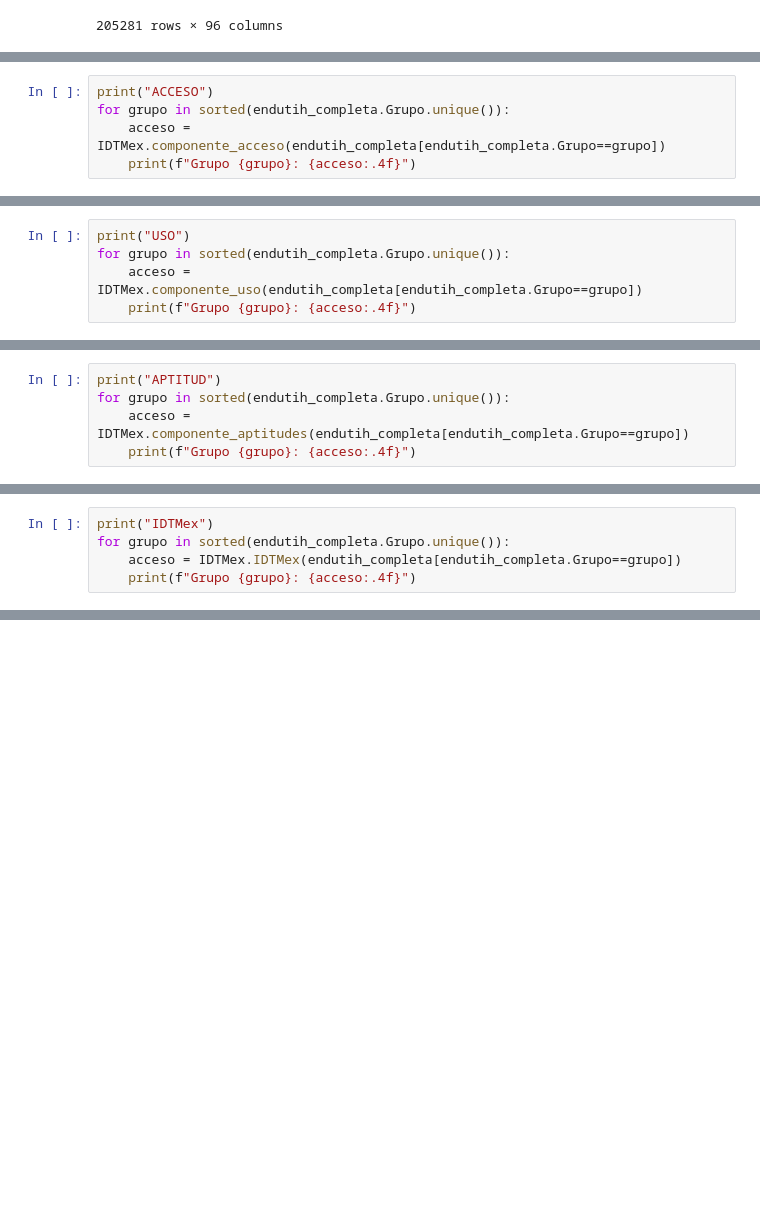
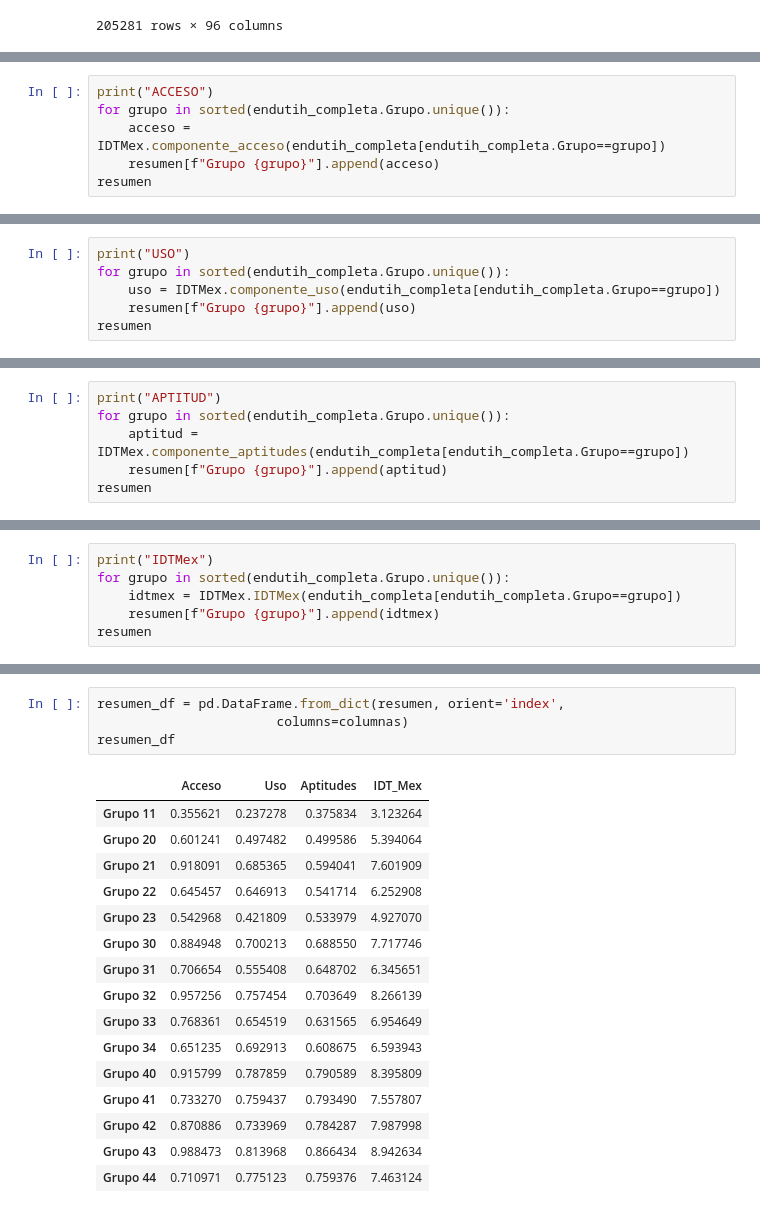
Before and after one commit to tipicanerd/DivisionDigitalMX, a Jupyter notebook: IDTMexGrupos.ipynb, the cells around one changed output, grey strips where cells are left out. Cells and saved outputs as stored; diff of their text form; blank space fills up the shorter version.

Commit message:
IDTMex corregido

```diff
--- a/IDTMexGrupos.ipynb
+++ b/IDTMexGrupos.ipynb
@@ -42,6 +46,7 @@ endutih_completa
 print("ACCESO")
 for grupo in sorted(endutih_completa.Grupo.unique()):
     acceso = IDTMex.componente_acceso(endutih_completa[endutih_completa.Grupo==grupo])
-    print(f"Grupo {grupo}: {acceso:.4f}")
+    resumen[f"Grupo {grupo}"].append(acceso)
+resumen
 # %% [output]
 ACCESO
@@ -63,7 +69,8 @@ Grupo 44: 0.7110
 # %%
 print("USO")
 for grupo in sorted(endutih_completa.Grupo.unique()):
-    acceso = IDTMex.componente_uso(endutih_completa[endutih_completa.Grupo==grupo])
-    print(f"Grupo {grupo}: {acceso:.4f}")
+    uso = IDTMex.componente_uso(endutih_completa[endutih_completa.Grupo==grupo])
+    resumen[f"Grupo {grupo}"].append(uso)
+resumen
 # %% [output]
 USO
@@ -85,7 +93,8 @@ Grupo 44: 0.2958
 # %%
 print("APTITUD")
 for grupo in sorted(endutih_completa.Grupo.unique()):
-    acceso = IDTMex.componente_aptitudes(endutih_completa[endutih_completa.Grupo==grupo])
-    print(f"Grupo {grupo}: {acceso:.4f}")
+    aptitud = IDTMex.componente_aptitudes(endutih_completa[endutih_completa.Grupo==grupo])
+    resumen[f"Grupo {grupo}"].append(aptitud)
+resumen
 # %% [output]
 APTITUD
@@ -107,7 +118,8 @@ Grupo 44: 0.7594
 # %%
 print("IDTMex")
 for grupo in sorted(endutih_completa.Grupo.unique()):
-    acceso = IDTMex.IDTMex(endutih_completa[endutih_completa.Grupo==grupo])
-    print(f"Grupo {grupo}: {acceso:.4f}")
+    idtmex = IDTMex.IDTMex(endutih_completa[endutih_completa.Grupo==grupo])
+    resumen[f"Grupo {grupo}"].append(idtmex)
+resumen
 # %% [output]
 IDTMex
@@ -128,0 +143,21 @@ Grupo 44: 5.5459
+# %%
+resumen_df = pd.DataFrame.from_dict(resumen, orient='index',
+                       columns=columnas)
+resumen_df
+# %% [output]
+|  | Acceso | Uso | Aptitudes | IDT_Mex |
+| Grupo 11 | 0.355621 | 0.237278 | 0.375834 | 3.123264 |
+| Grupo 20 | 0.601241 | 0.497482 | 0.499586 | 5.394064 |
+| Grupo 21 | 0.918091 | 0.685365 | 0.594041 | 7.601909 |
+| Grupo 22 | 0.645457 | 0.646913 | 0.541714 | 6.252908 |
+| Grupo 23 | 0.542968 | 0.421809 | 0.533979 | 4.927070 |
+| Grupo 30 | 0.884948 | 0.700213 | 0.688550 | 7.717746 |
+| Grupo 31 | 0.706654 | 0.555408 | 0.648702 | 6.345651 |
+| Grupo 32 | 0.957256 | 0.757454 | 0.703649 | 8.266139 |
+| Grupo 33 | 0.768361 | 0.654519 | 0.631565 | 6.954649 |
+| Grupo 34 | 0.651235 | 0.692913 | 0.608675 | 6.593943 |
+| Grupo 40 | 0.915799 | 0.787859 | 0.790589 | 8.395809 |
+| Grupo 41 | 0.733270 | 0.759437 | 0.793490 | 7.557807 |
+| Grupo 42 | 0.870886 | 0.733969 | 0.784287 | 7.987998 |
+| Grupo 43 | 0.988473 | 0.813968 | 0.866434 | 8.942634 |
+| Grupo 44 | 0.710971 | 0.775123 | 0.759376 | 7.463124 |
```
Also changed, not shown: parts of 6 cells of this notebook, 1 other file.
